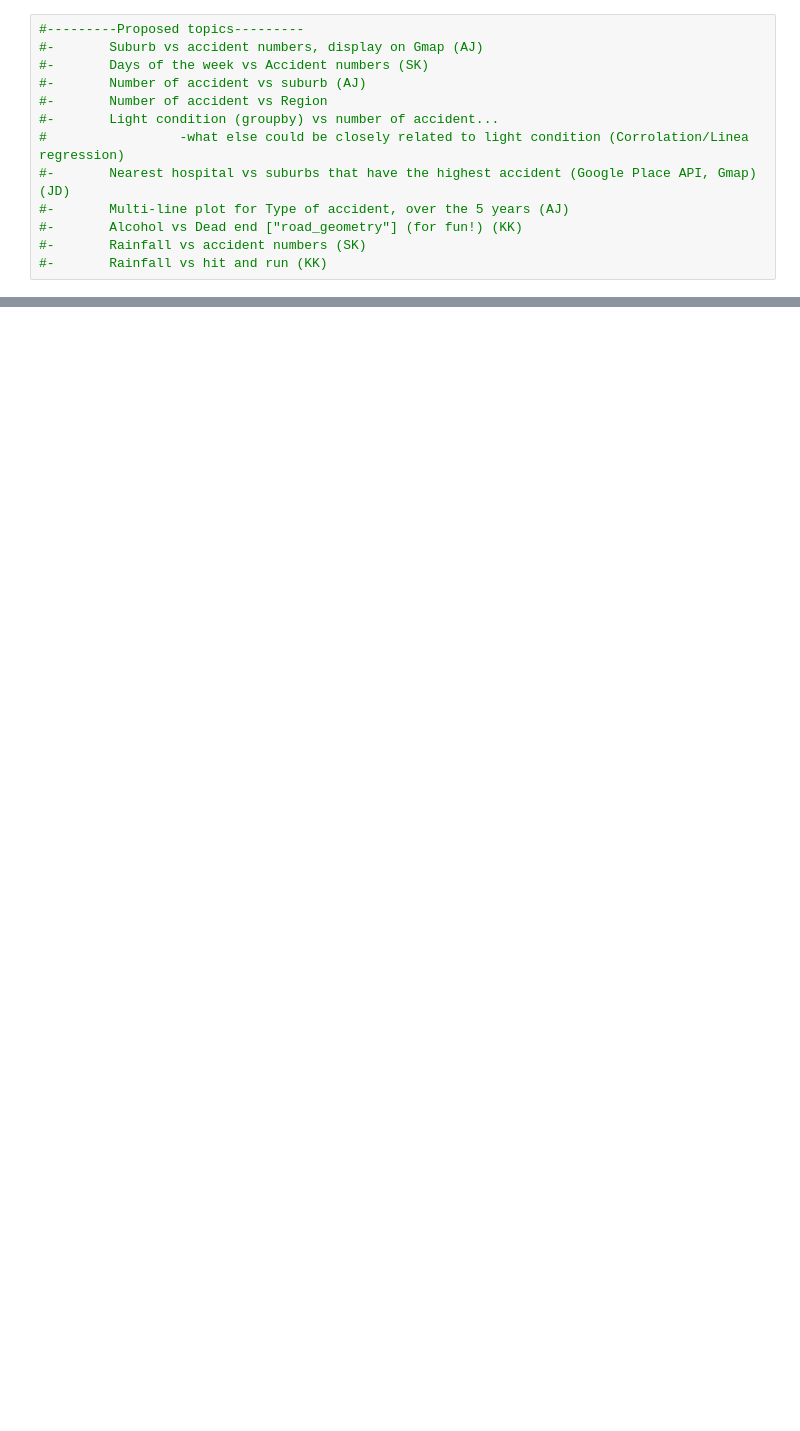
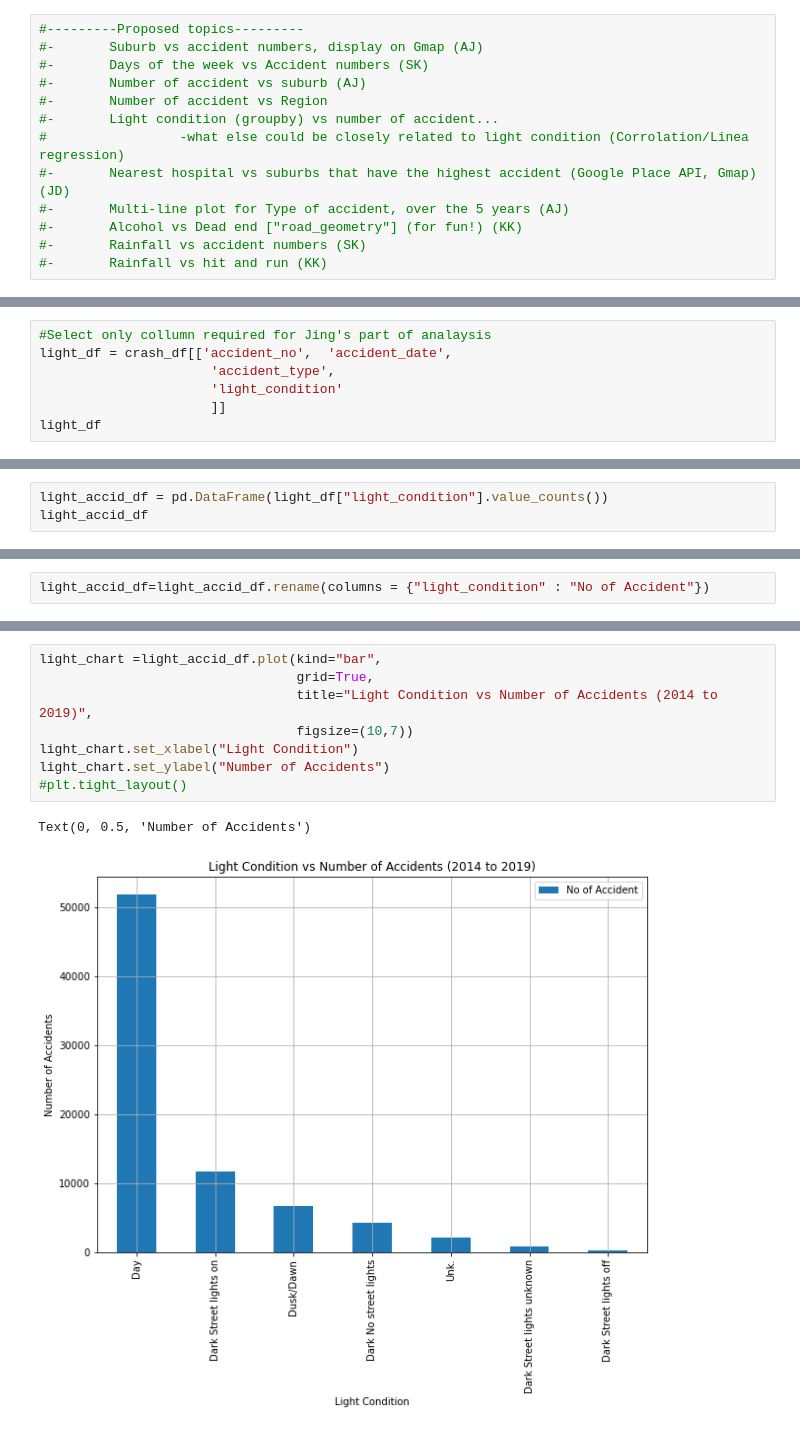
Before and after one commit to jingd16/Bootcamp_ProjectOne, a Jupyter notebook: crash.ipynb, the cells around one changed output, grey strips where cells are left out. Drawn from its saved outputs; the diff is of its cells as text; blank space fills up the shorter version.

Commit message:
AJ_part

```diff
--- a/crash.ipynb
+++ b/crash.ipynb
@@ -64,0 +84,7 @@ crash_df.head()
+# %%
+#Select only collumn required for Jing's part of analaysis
+light_df = crash_df[['accident_no',  'accident_date',
+                      'accident_type',
+                      'light_condition'
+                      ]]
+light_df
@@ -64,0 +122,3 @@ crash_df.head()
+# %%
+light_accid_df = pd.DataFrame(light_df["light_condition"].value_counts())
+light_accid_df
@@ -64,0 +179,2 @@ crash_df.head()
+# %%
+light_accid_df=light_accid_df.rename(columns = {"light_condition" : "No of Accident"})
@@ -64,0 +192,11 @@ crash_df.head()
+# %%
+light_chart =light_accid_df.plot(kind="bar",
+                                 grid=True,
+                                 title="Light Condition vs Number of Accidents (2014 to 2019)",
+                                 figsize=(10,7))
+light_chart.set_xlabel("Light Condition")
+light_chart.set_ylabel("Number of Accidents")
+#plt.tight_layout()
+# %% [output]
+Text(0, 0.5, 'Number of Accidents')
+[figure, added]
```
Also changed, not shown: parts of 44 cells of this notebook, 1 other file.
